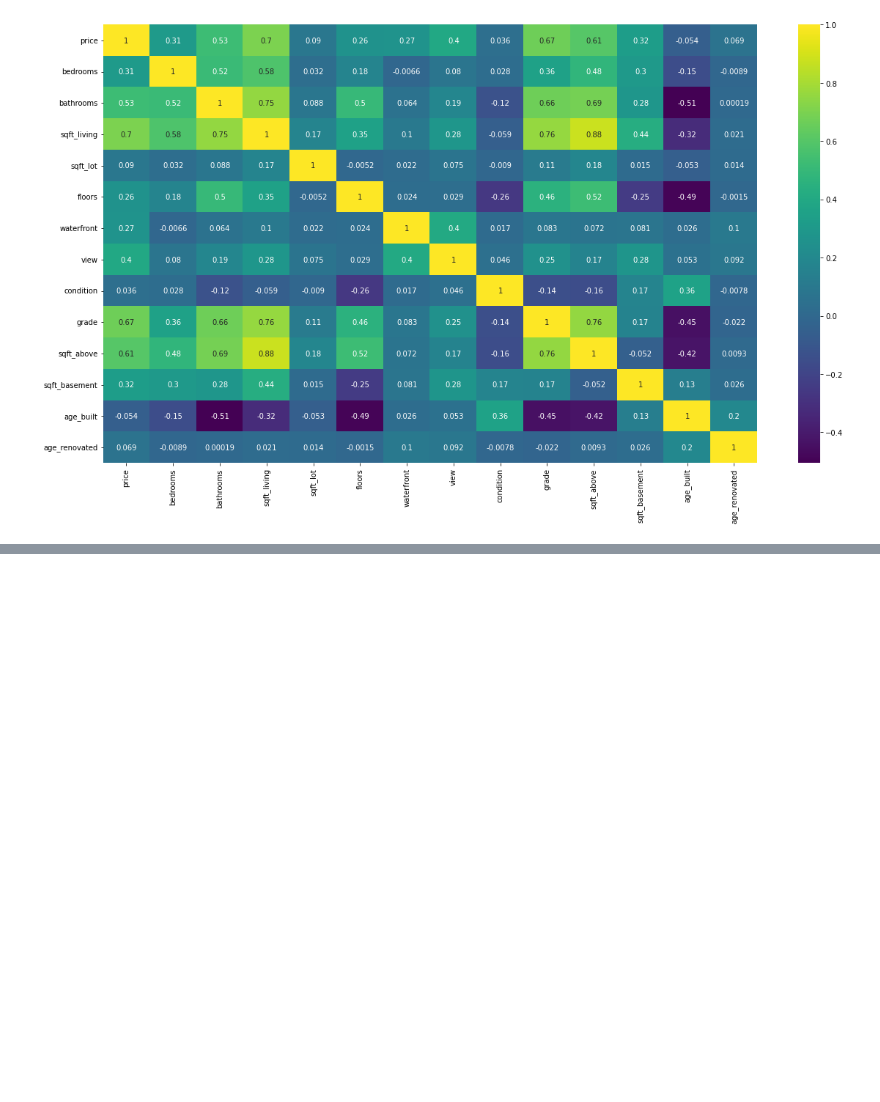
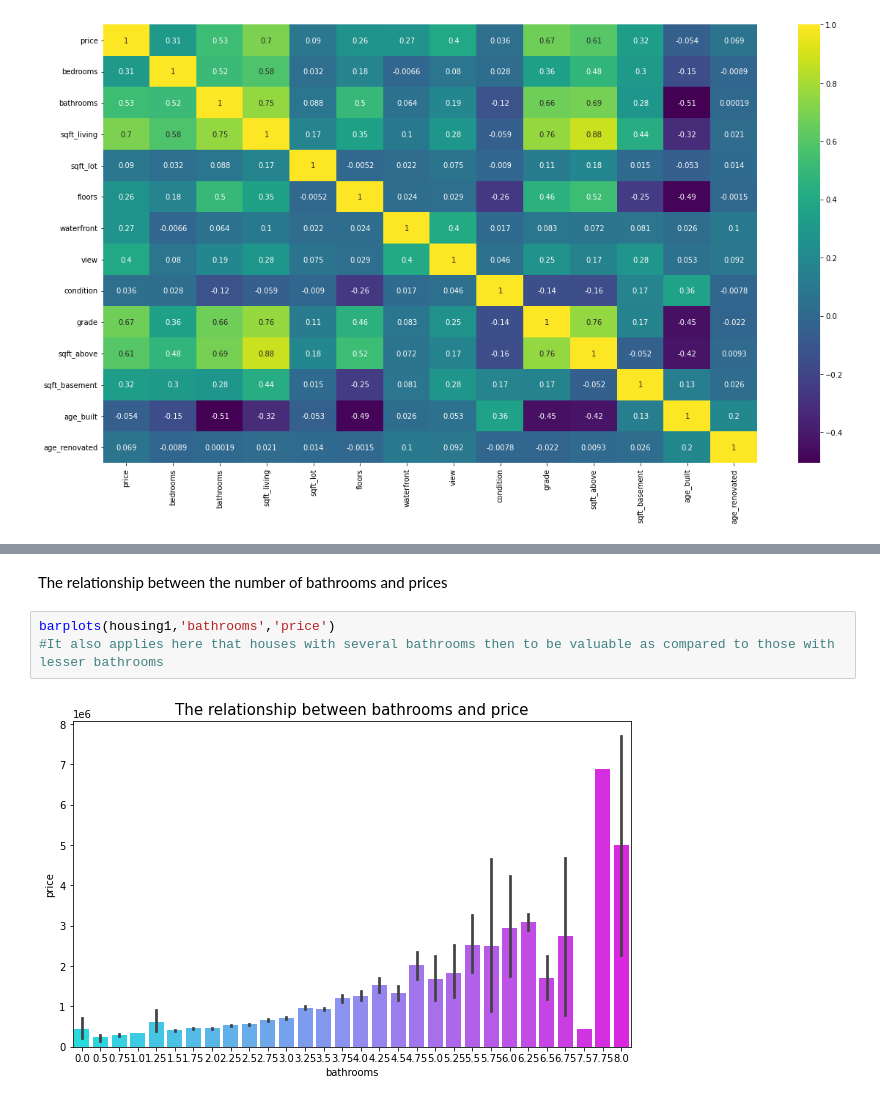
Before and after one commit to kipsangchepesa/Core12_moduleII-IP, a Jupyter notebook: Moringa_Data_Science_core12_ModuleII_W2_Independent_Project_2021_11_Kipsang_Nicholas_Machine_Learning_.ipynb, the cells around one changed output, grey strips where cells are left out. Drawn from its saved outputs; the diff is of its cells as text; blank space fills up the shorter version.

```diff
--- a/Moringa_Data_Science_core12_ModuleII_W2_Independent_Project_2021_11_Kipsang_Nicholas_Machine_Learning_.ipynb
+++ b/Moringa_Data_Science_core12_ModuleII_W2_Independent_Project_2021_11_Kipsang_Nicholas_Machine_Learning_.ipynb
@@ -338,0 +354,7 @@ plt.show()
+# %% [markdown]
+The relationship between the number of bathrooms and prices
+# %%
+barplots(housing1,'bathrooms','price')
+#It also applies here that houses with several bathrooms then to be valuable as compared to those with lesser bathrooms
+# %% [output]
+[figure, added]
```
Also changed, not shown: parts of 9 cells of this notebook.
